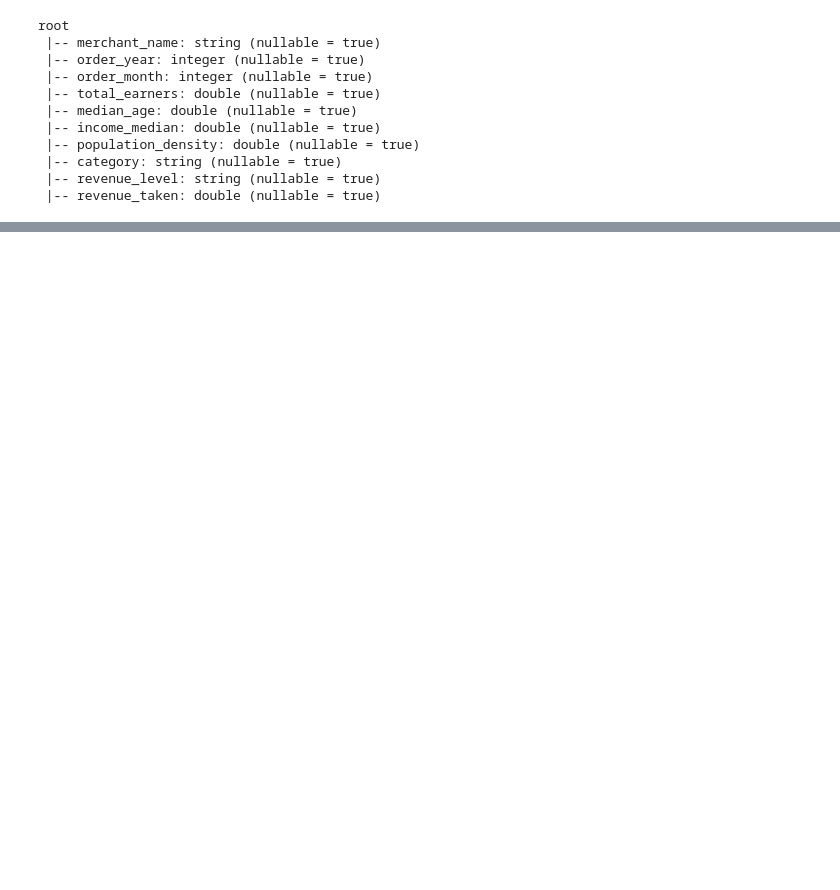
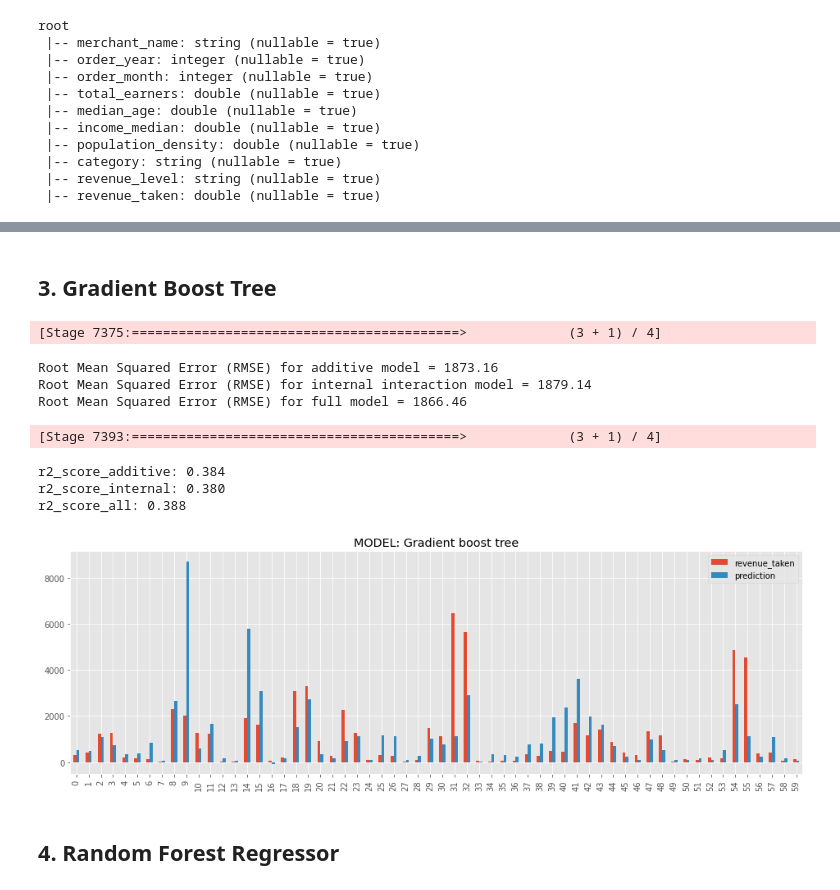
Before and after one commit to MAST30034-Applied-Data-Science/generic-buy-now-pay-later-project-group-27, a Jupyter notebook: notebooks/model.ipynb, the cells around one changed output, grey strips where cells are left out. Cells and saved outputs as stored; diff of their text form; code cells hidden in the pictures; blank space fills up the shorter version.

Commit message:
finish the model and score transformation

```diff
--- a/notebooks/model.ipynb
+++ b/notebooks/model.ipynb
@@ -127,0 +265,71 @@ root
+# %% [markdown]
+## 3. Gradient Boost Tree
+# %%
+from pyspark.ml.regression import GBTRegressor
+
+# Define Gradient boosted tree regression algorithm
+rf_additive = GBTRegressor(maxDepth=6,
+                            featuresCol='feature_additive',
+                            labelCol='revenue_taken',
+                            ).fit(train)
+
+rf_internal = GBTRegressor(maxDepth=6,
+                  featuresCol='feature_internal',
+                  labelCol='revenue_taken',
+                  ).fit(train)
+
+rf_all = GBTRegressor(maxDepth=7,
+                  featuresCol='feature_all',
+                  labelCol='revenue_taken',
+                  ).fit(train)
+# %%
+predictions_additive = rf_additive.transform(test)
+predictions_internal = rf_internal.transform(test)
+predictions_all = rf_all.transform(test)
+# %%
+from pyspark.ml.evaluation import RegressionEvaluator
+# Select (prediction, true label) and compute test error
+evaluator = RegressionEvaluator(labelCol="revenue_taken",
+                                predictionCol="prediction",
+                                metricName="rmse")
+
+
+rmse_addtive = evaluator.evaluate(predictions_additive)
+rmse_internal = evaluator.evaluate(predictions_internal)
+rmse_all = evaluator.evaluate(predictions_all)
+print("Root Mean Squared Error (RMSE) for additive model = %g" % rmse_addtive)
+print("Root Mean Squared Error (RMSE) for internal interaction model = %g" % rmse_internal)
+print("Root Mean Squared Error (RMSE) for full model = %g" % rmse_all)
+# %% [output]
+[Stage 7375:==========================================>             (3 + 1) / 4]
+Root Mean Squared Error (RMSE) for additive model = 1873.16
+Root Mean Squared Error (RMSE) for internal interaction model = 1879.14
+Root Mean Squared Error (RMSE) for full model = 1866.46
+# %%
+y_true_additive = predictions_additive.select("revenue_taken").toPandas()
+y_pred_additive = predictions_additive.select("prediction").toPandas()
+
+y_true_internal = predictions_internal.select("revenue_taken").toPandas()
+y_pred_internal = predictions_internal.select("prediction").toPandas()
+
+y_true_all = predictions_all.select("revenue_taken").toPandas()
+y_pred_all = predictions_all.select("prediction").toPandas()
+
+import sklearn.metrics
+r2_score_additive = sklearn.metrics.r2_score(y_true_additive, y_pred_additive)
+r2_score_internal = sklearn.metrics.r2_score(y_true_internal, y_pred_internal)
+r2_score_all = sklearn.metrics.r2_score(y_true_all, y_pred_all)
+print('r2_score_additive: {:4.3f}'.format(r2_score_additive))
+print('r2_score_internal: {:4.3f}'.format(r2_score_internal))
+print('r2_score_all: {:4.3f}'.format(r2_score_all))
+# %% [output]
+[Stage 7393:==========================================>             (3 + 1) / 4]
+r2_score_additive: 0.384
+r2_score_internal: 0.380
+r2_score_all: 0.388
+# %%
+plot_real_vs_pred("Gradient boost tree", y_true_all, y_pred_all)
+# %% [output]
+[figure, added]
+# %% [markdown]
+## 4. Random Forest Regressor
```
Also changed, not shown: parts of 39 cells of this notebook, 1 other file.
